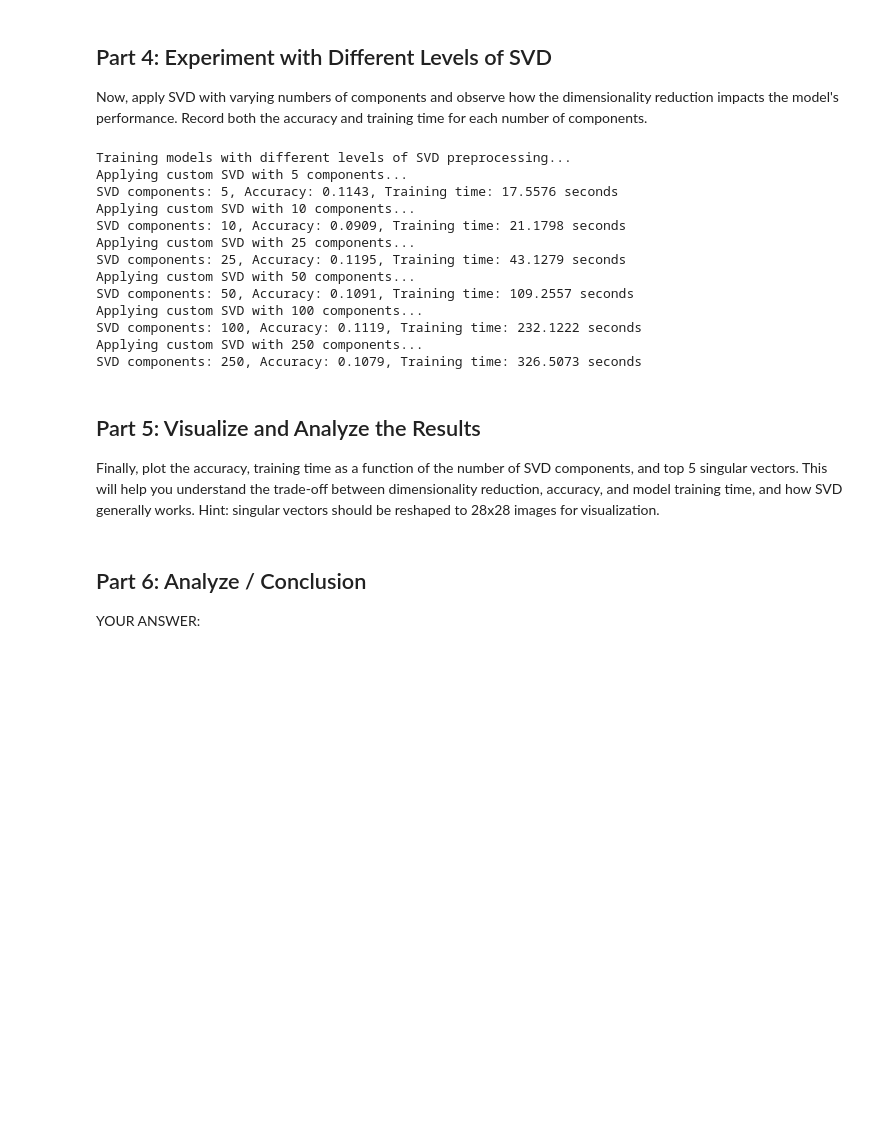
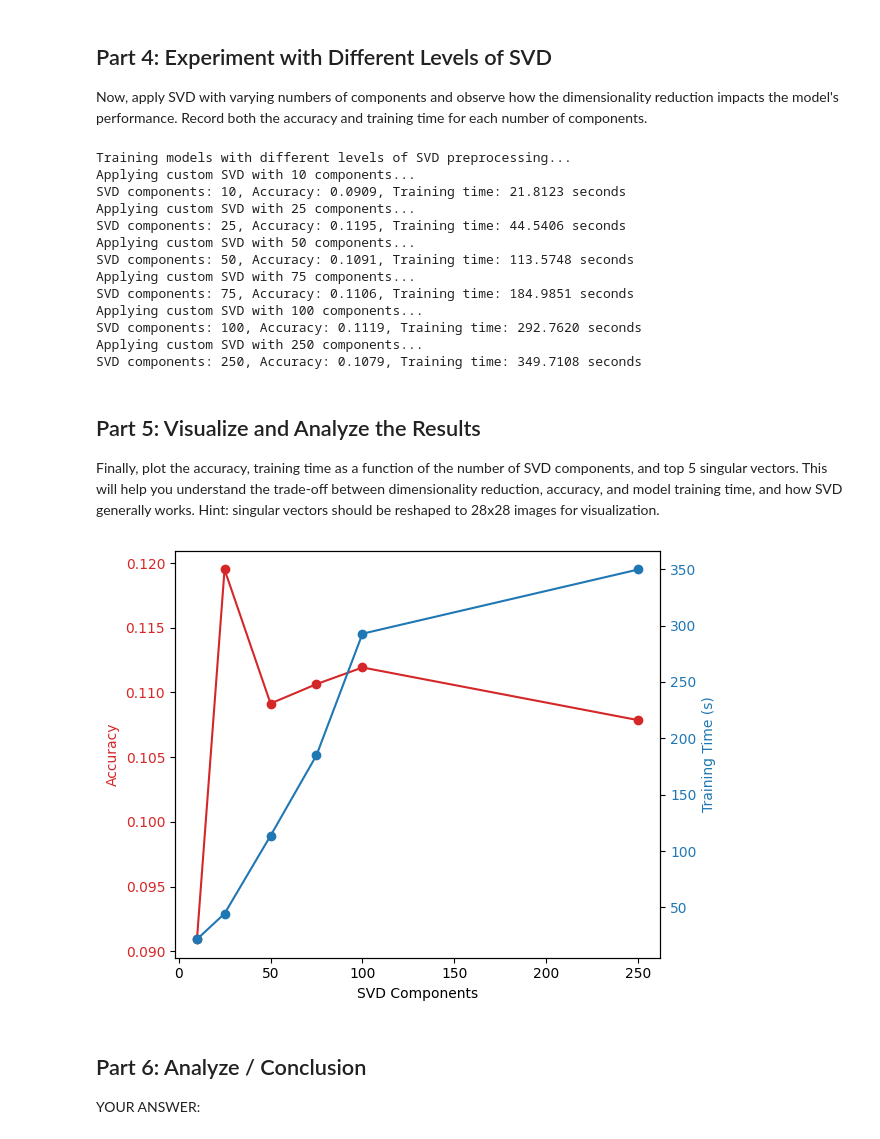
Before and after one commit to gracedes/gracedes-assignment-3, a Jupyter notebook: assignment3.ipynb, the cells around one changed output. Saved outputs shown, nothing was run; the diff lists cells and outputs as text; code cells hidden in the pictures; blank space fills up the shorter version.

Commit message:
graph

```diff
--- a/assignment3.ipynb
+++ b/assignment3.ipynb
@@ -98,7 +98,7 @@ def train_logistic_regression(X_train, y_train, X_test, y_test):
 
 Now, apply SVD with varying numbers of components and observe how the dimensionality reduction impacts the model's performance. Record both the accuracy and training time for each number of components.
 # %%
-svd_components = [5, 10, 25, 50, 100, 250]  # You need to decide what number to search...
+svd_components = [10, 25, 50, 75, 100, 250]  # You need to decide what number to search...
 
 # Store the results
 results = [[],[],[]]
@@ -119,25 +119,41 @@ for n_components in svd_components:
     results[2].append(training_time)
 # %% [output]
 Training models with different levels of SVD preprocessing...
-Applying custom SVD with 5 components...
-SVD components: 5, Accuracy: 0.1143, Training time: 17.5576 seconds
 Applying custom SVD with 10 components...
-SVD components: 10, Accuracy: 0.0909, Training time: 21.1798 seconds
+SVD components: 10, Accuracy: 0.0909, Training time: 21.8123 seconds
 Applying custom SVD with 25 components...
-SVD components: 25, Accuracy: 0.1195, Training time: 43.1279 seconds
+SVD components: 25, Accuracy: 0.1195, Training time: 44.5406 seconds
 Applying custom SVD with 50 components...
-SVD components: 50, Accuracy: 0.1091, Training time: 109.2557 seconds
+SVD components: 50, Accuracy: 0.1091, Training time: 113.5748 seconds
+Applying custom SVD with 75 components...
+SVD components: 75, Accuracy: 0.1106, Training time: 184.9851 seconds
 Applying custom SVD with 100 components...
-SVD components: 100, Accuracy: 0.1119, Training time: 232.1222 seconds
+SVD components: 100, Accuracy: 0.1119, Training time: 292.7620 seconds
 Applying custom SVD with 250 components...
-SVD components: 250, Accuracy: 0.1079, Training time: 326.5073 seconds
+SVD components: 250, Accuracy: 0.1079, Training time: 349.7108 seconds
 # %% [markdown]
 ## Part 5: Visualize and Analyze the Results
 
 Finally, plot the accuracy, training time as a function of the number of SVD components, and top 5 singular vectors. This will help you understand the trade-off between dimensionality reduction, accuracy, and model training time, and how SVD generally works. Hint: singular vectors should be reshaped to 28x28 images for visualization.
 # %%
-## Your implementation here...
-## You may add necessary lines in Part 4 to access data for visualization
+fig, ax1 = plt.subplots()
+
+color = 'tab:red'
+ax1.set_xlabel('SVD Components')
+ax1.set_ylabel('Accuracy', color=color)
+ax1.plot(results[0], results[1], color=color, marker='o')
+ax1.tick_params(axis='y', labelcolor=color)
+
+ax2 = ax1.twinx()
+color = 'tab:blue'
+ax2.set_ylabel('Training Time (s)', color=color)
+ax2.plot(results[0], results[2], color=color, marker='o')
+ax2.tick_params(axis='y', labelcolor=color)
+
+fig.tight_layout()  # otherwise the right y-label is slightly clipped
+plt.show()
+# %% [output]
+[figure, added]
 # %% [markdown]
 ## Part 6: Analyze / Conclusion
 
```
